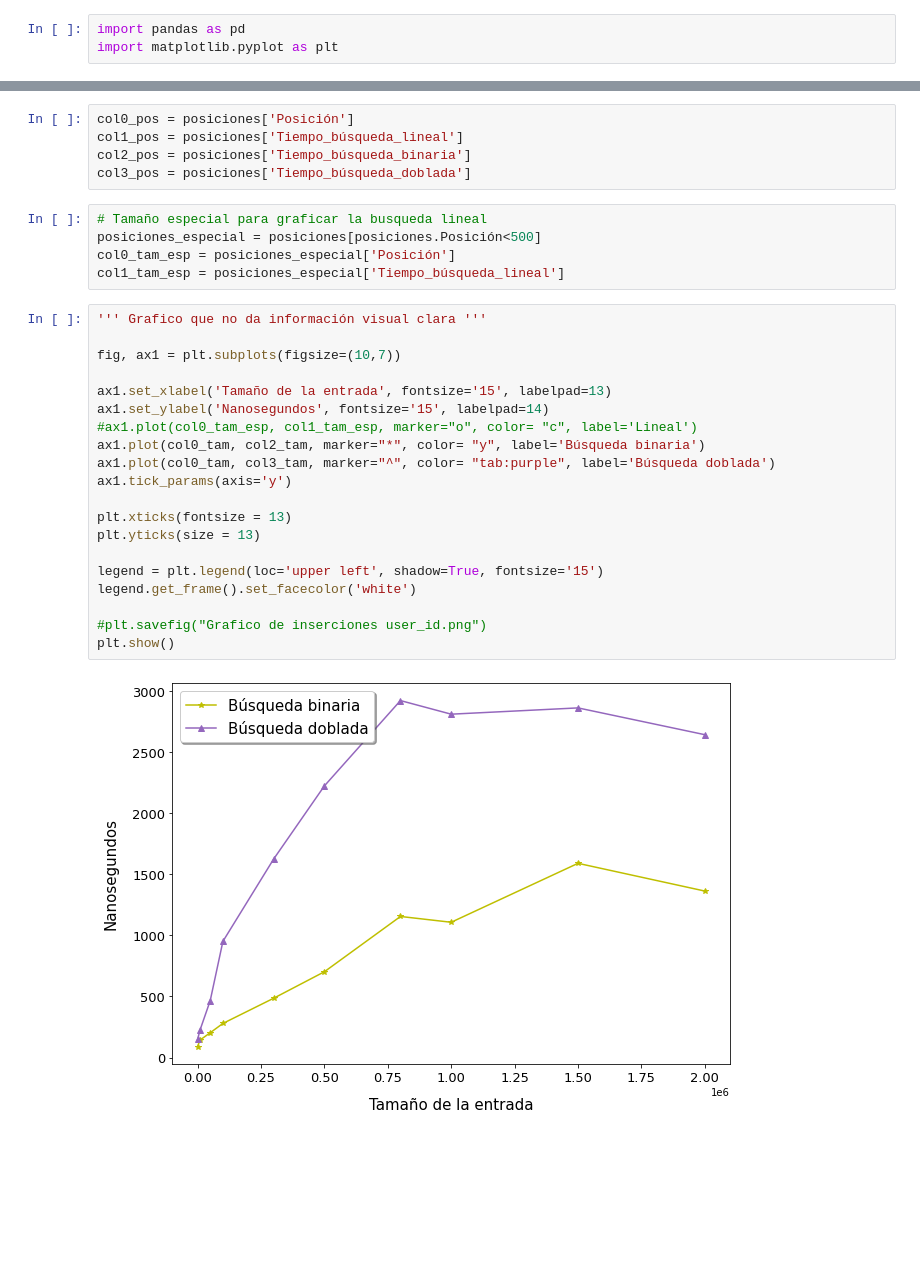
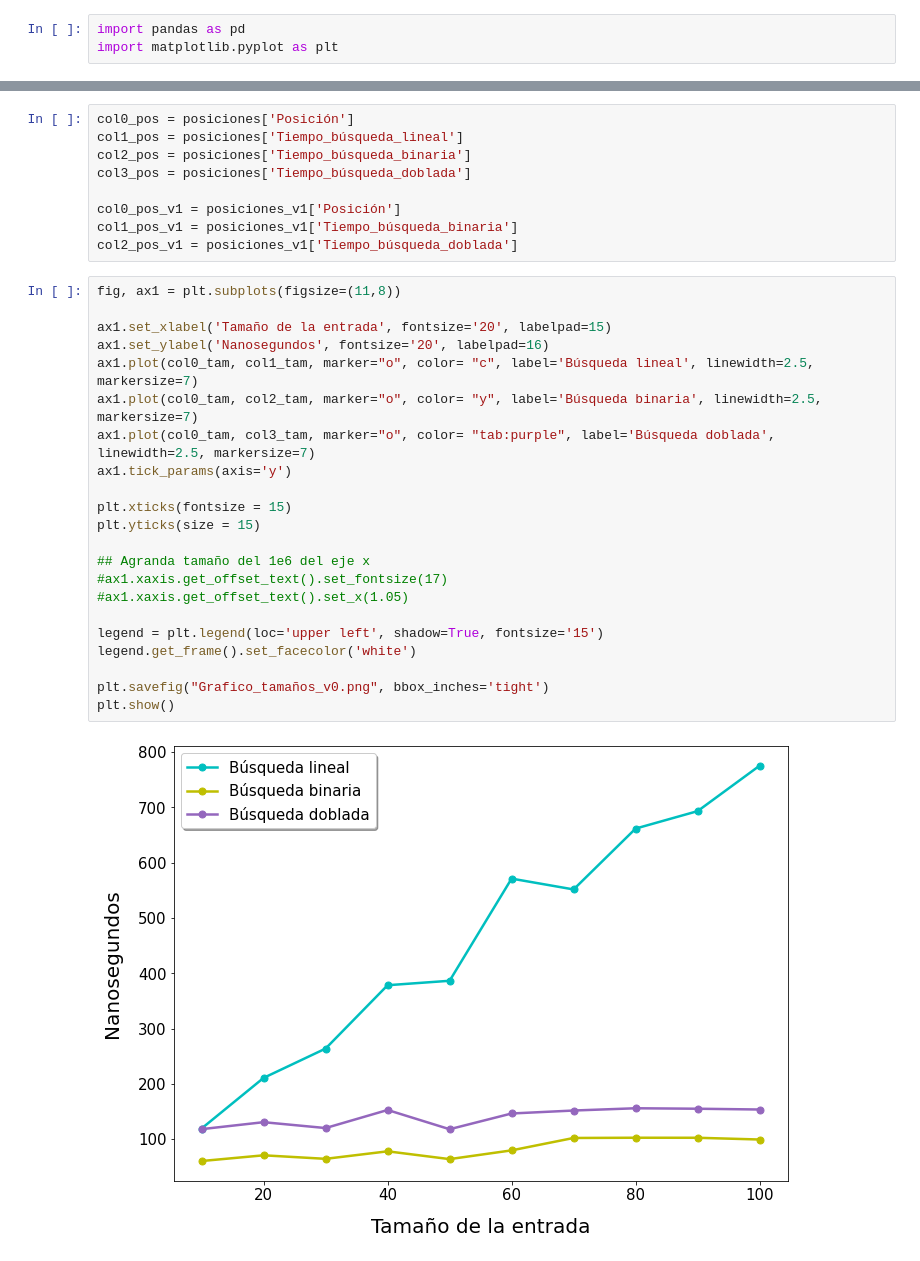
Before and after one commit to dnlmoreno/Data-Structure-and-Algorithms-Advanced, a Jupyter notebook: Lab 1/Gráficos/gráficos_resultados.ipynb, the cells around one changed output, grey strips where cells are left out. Cells and saved outputs as stored; diff of their text form; blank space fills up the shorter version.

Commit message:
Actualización de los graficos

```diff
--- a/Lab 1/Gráficos/gráficos_resultados.ipynb
+++ b/Lab 1/Gráficos/gráficos_resultados.ipynb
@@ -47,30 +77,31 @@ col0_pos = posiciones['Posición']
 col1_pos = posiciones['Tiempo_búsqueda_lineal']
 col2_pos = posiciones['Tiempo_búsqueda_binaria']
 col3_pos = posiciones['Tiempo_búsqueda_doblada']
+
+col0_pos_v1 = posiciones_v1['Posición']
+col1_pos_v1 = posiciones_v1['Tiempo_búsqueda_binaria']
+col2_pos_v1 = posiciones_v1['Tiempo_búsqueda_doblada']
-# %%
-# Tamaño especial para graficar la busqueda lineal
-posiciones_especial = posiciones[posiciones.Posición<500]
-col0_tam_esp = posiciones_especial['Posición']
-col1_tam_esp = posiciones_especial['Tiempo_búsqueda_lineal']
 # %%
-''' Grafico que no da información visual clara '''
+fig, ax1 = plt.subplots(figsize=(11,8))
 
-fig, ax1 = plt.subplots(figsize=(10,7))
-
-ax1.set_xlabel('Tamaño de la entrada', fontsize='15', labelpad=13)
-ax1.set_ylabel('Nanosegundos', fontsize='15', labelpad=14)
-#ax1.plot(col0_tam_esp, col1_tam_esp, marker="o", color= "c", label='Lineal')
-ax1.plot(col0_tam, col2_tam, marker="*", color= "y", label='Búsqueda binaria')
-ax1.plot(col0_tam, col3_tam, marker="^", color= "tab:purple", label='Búsqueda doblada')
+ax1.set_xlabel('Tamaño de la entrada', fontsize='20', labelpad=15)
+ax1.set_ylabel('Nanosegundos', fontsize='20', labelpad=16)
+ax1.plot(col0_tam, col1_tam, marker="o", color= "c", label='Búsqueda lineal', linewidth=2.5, markersize=7)
+ax1.plot(col0_tam, col2_tam, marker="o", color= "y", label='Búsqueda binaria', linewidth=2.5, markersize=7)
+ax1.plot(col0_tam, col3_tam, marker="o", color= "tab:purple", label='Búsqueda doblada', linewidth=2.5, markersize=7)
 ax1.tick_params(axis='y')
 
-plt.xticks(fontsize = 13)
-plt.yticks(size = 13)
+plt.xticks(fontsize = 15)
+plt.yticks(size = 15)
+
+## Agranda tamaño del 1e6 del eje x
+#ax1.xaxis.get_offset_text().set_fontsize(17)
+#ax1.xaxis.get_offset_text().set_x(1.05)
 
 legend = plt.legend(loc='upper left', shadow=True, fontsize='15')
 legend.get_frame().set_facecolor('white')
 
-#plt.savefig("Grafico de inserciones user_id.png")
+plt.savefig("Grafico_tamaños_v0.png", bbox_inches='tight')
 plt.show()
 # %% [output]
-[figure, old version]
+[figure, new version]
```
Also changed, not shown: parts of 13 cells of this notebook, 7 other files.
